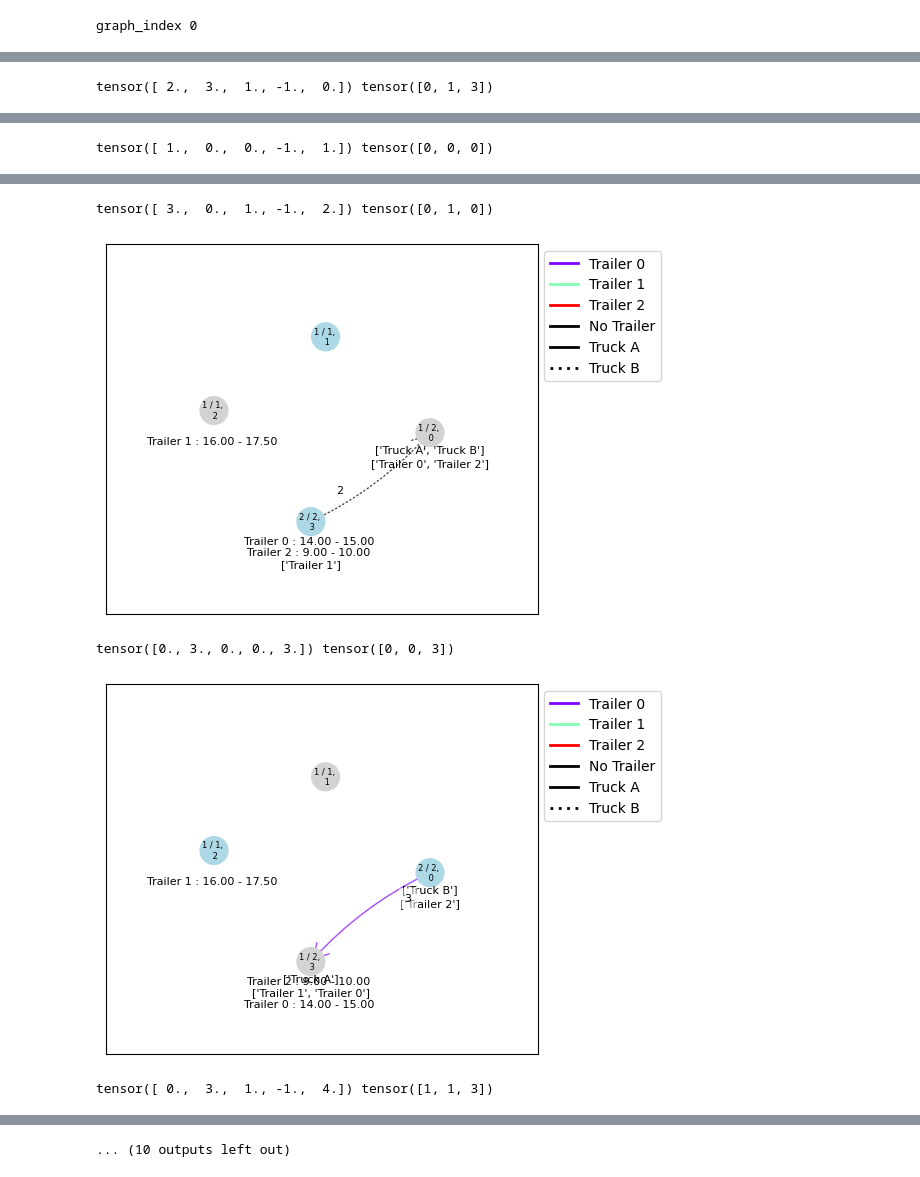
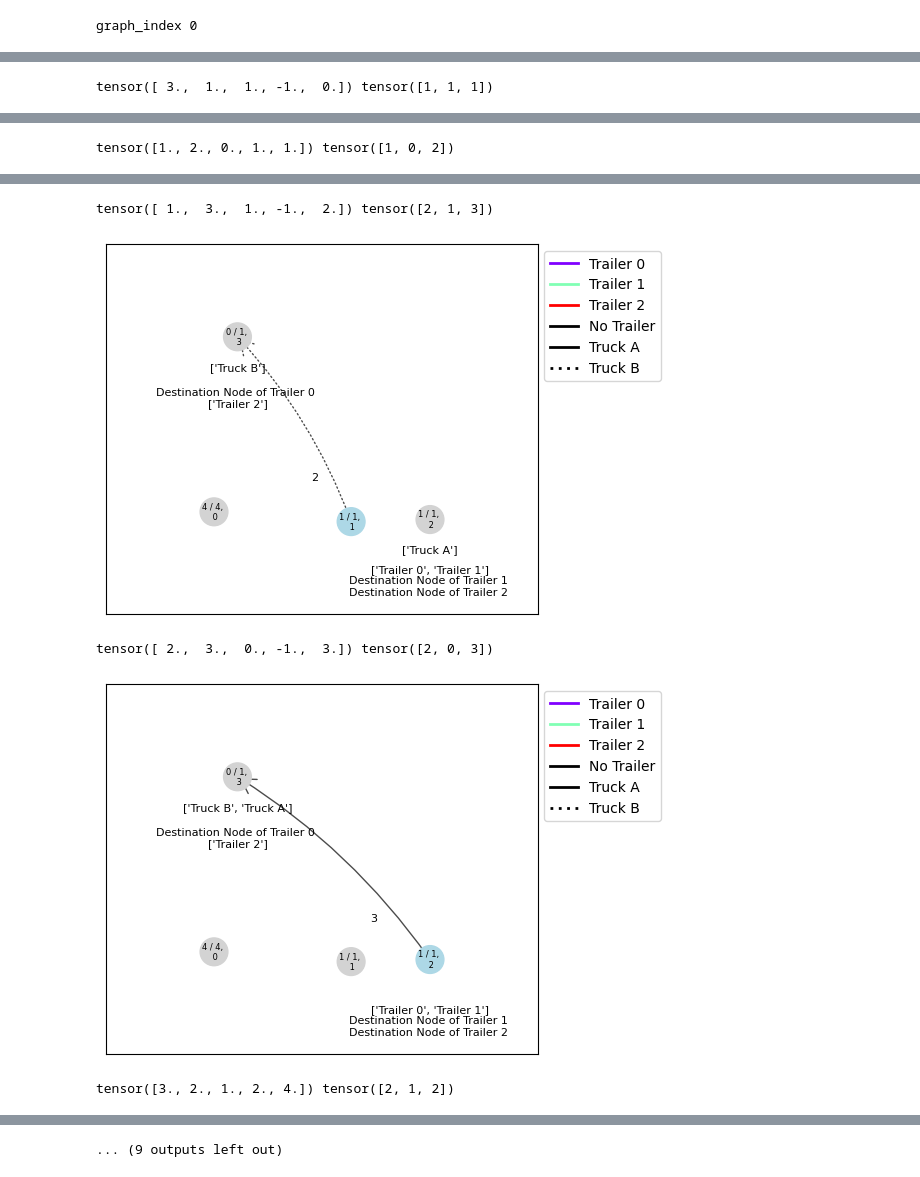
Before and after one commit to kfragkedaki/Master_Thesis, a Jupyter notebook: src/notebooks/plt_evrp.ipynb, the cells around one changed output, grey strips where cells are left out. Cells and saved outputs as stored; diff of their text form; code cells hidden in the pictures.

Commit message:
add two json examples

```diff
--- a/src/notebooks/plt_evrp.ipynb
+++ b/src/notebooks/plt_evrp.ipynb
@@ -15,7 +16,7 @@ from src.utils import load_model
 from src.problems import EVRP
 # %%
 # model, _ = load_model('../../outputs/evrp_4/rollout_20230614T160835') # with lots of batches and normal cost
-model, _ = load_model('../../outputs/evrp_4/rollout_20230614T160732') # with cost and lots of batches
-model, _ = load_model('../../outputs/evrp_4/rollout_20230615T123326') # new
+# model, _ = load_model('../../outputs/evrp_4/rollout_20230614T160732') # with cost and lots of batches
+model, _ = load_model('../../outputs/evrp_4/rollout_20230617T040439') # new
 model.eval()  # Put in evaluation mode to not track gradients
 # %% [output]
@@ -127,7 +125,7 @@ The frame.append method is deprecated and will be removed from pandas in a futur
 # %%
 env = EVRP
 dataset = env.make_dataset(
-        filename='../instances/example.json'
+        filename='../instances/example2.json'
     )
 
 # Need a dataloader to batch instances
@@ -171 +169 @@ graph_index 0
-tensor([ 2.,  3.,  1., -1.,  0.]) tensor([0, 1, 3])
+tensor([ 3.,  1.,  1., -1.,  0.]) tensor([1, 1, 1])
@@ -173 +171 @@ tensor([ 2.,  3.,  1., -1.,  0.]) tensor([0, 1, 3])
-tensor([ 1.,  0.,  0., -1.,  1.]) tensor([0, 0, 0])
+tensor([1., 2., 0., 1., 1.]) tensor([1, 0, 2])
@@ -175,5 +173,5 @@ tensor([ 1.,  0.,  0., -1.,  1.]) tensor([0, 0, 0])
-tensor([ 3.,  0.,  1., -1.,  2.]) tensor([0, 1, 0])
+tensor([ 1.,  3.,  1., -1.,  2.]) tensor([2, 1, 3])
-[figure, old version]
+[figure, new version]
-tensor([0., 3., 0., 0., 3.]) tensor([0, 0, 3])
+tensor([ 2.,  3.,  0., -1.,  3.]) tensor([2, 0, 3])
-[figure, old version]
+[figure, new version]
-tensor([ 0.,  3.,  1., -1.,  4.]) tensor([1, 1, 3])
+tensor([3., 2., 1., 2., 4.]) tensor([2, 1, 2])
@@ -181 +179 @@ tensor([ 0.,  3.,  1., -1.,  4.]) tensor([1, 1, 3])
-... (10 outputs left out)
+... (9 outputs left out)
```
Also changed, not shown: parts of 5 cells of this notebook, 2 other files.
